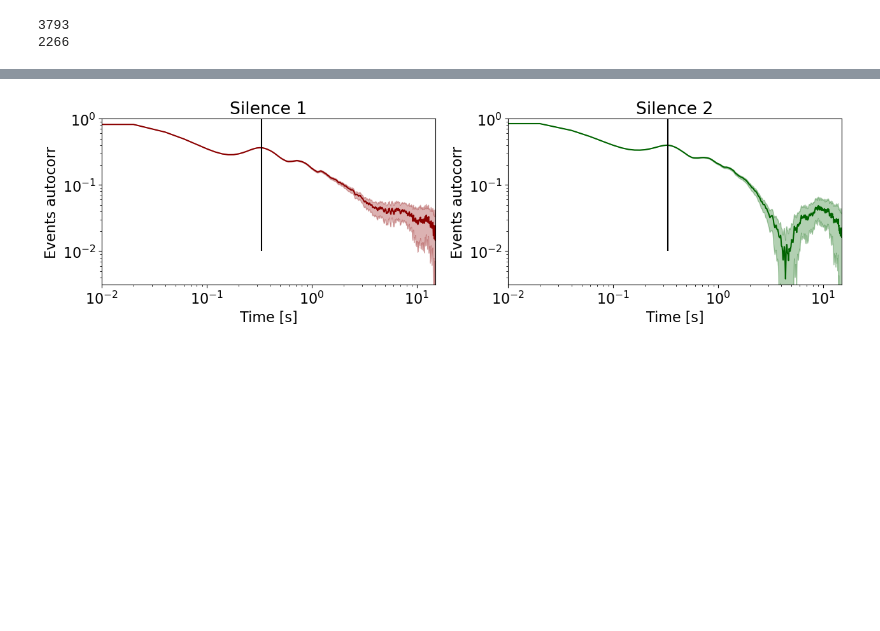
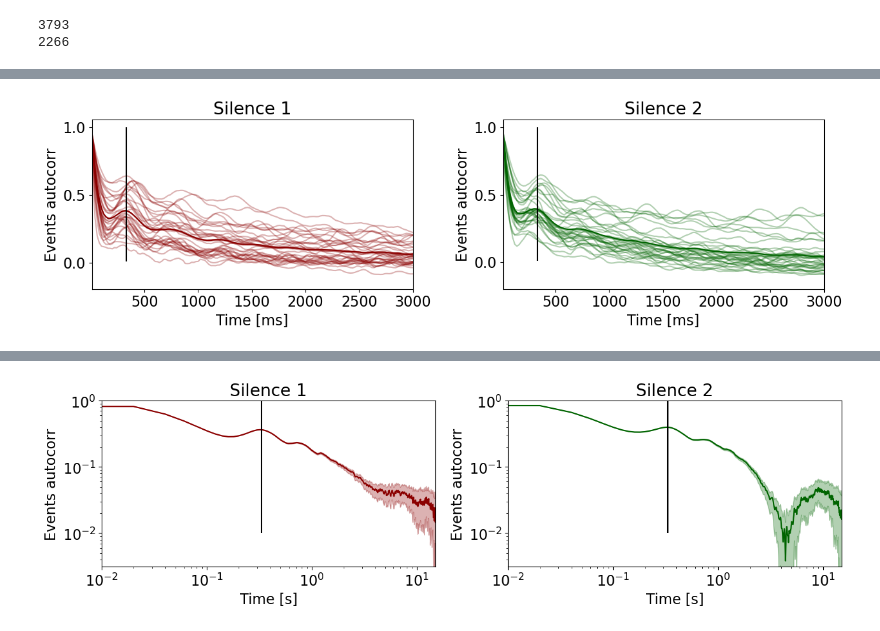
Before and after one commit to benedetta-mariani/EEG-avalanche-analysis, a Jupyter notebook: Autocorrelations EEG.ipynb, the cells around one changed output, grey strips where cells are left out. Saved outputs shown, nothing was run; the diff lists cells and outputs as text; code cells hidden in the pictures; blank space fills up the shorter version.

```diff
--- a/Autocorrelations EEG.ipynb
+++ b/Autocorrelations EEG.ipynb
@@ -268,3 +313,48 @@ for i in range(len(cc2)):
+# %%
+## thes = 3
+time_in_sec = 3
+plt.rcParams['font.size'] = 16
+fig = plt.figure(figsize = (13,4))
+ax1 = fig.add_subplot(1,2,1)
+ax2 = fig.add_subplot(1,2,2)
+lags = np.arange(0,len(cc_arr[0]),1)*interv*0.002*1000
+
+for i in range(len(cc_arr)):
+    ax1.plot(lags,cc_arr[i],color ='darkred', alpha = .3)
+ax1.plot(lags,np.mean(cc_arr,0),color ='darkred');
+ax1.fill_between(lags,np.mean(y1_arr,0), np.mean(y2_arr,0), color = 'darkred', alpha = .3)
+#ax1.set_yscale('log')
+#ax1.set_xscale('log')
+ax1.vlines(1/3*1000, 10**-2,1,color = 'black', label ='3 Hz frequency')
+
+ax1.set_xlabel('Time [ms]')
+ax1.set_ylabel('Events autocorr')
+ax1.set_title('Silence 1')
+ax1.set_xlim(0.01*1000,time_in_sec*1000)
+#ax1.set_ylim(10**-2.5,1)
+
+
+lags = np.arange(0,len(cc2_arr[0]),1)*interv*0.002*1000
+
+for i in range(len(cc_arr)):
+    ax2.plot(lags,cc2_arr[i],color ='darkgreen', alpha = .3)
+
+ax2.plot(lags,np.mean(cc2_arr,0), color ='darkgreen');
+
+ax2.fill_between(lags,np.mean(y12_arr,0), np.mean(y22_arr,0), color = 'darkgreen', alpha = .3)
+
+ax2.vlines(1/3*1000, 10**-2,1,color = 'black', label ='3 Hz frequency')
+
+#ax2.set_yscale('log')
+#ax2.set_xscale('log')
+ax2.set_xlabel('Time [ms]')
+ax2.set_ylabel('Events autocorr')
+ax2.set_title('Silence 2');
+ax2.set_xlim(0.01*1000,time_in_sec*1000)
+#ax2.set_ylim(10**-2.5,1);
+plt.tight_layout();
+# %% [output]
+[figure, added]
 # %%
 ## thes = 3
 plt.rcParams['font.size'] = 16
```
Also changed, not shown: parts of 10 cells of this notebook, 1 other file.
